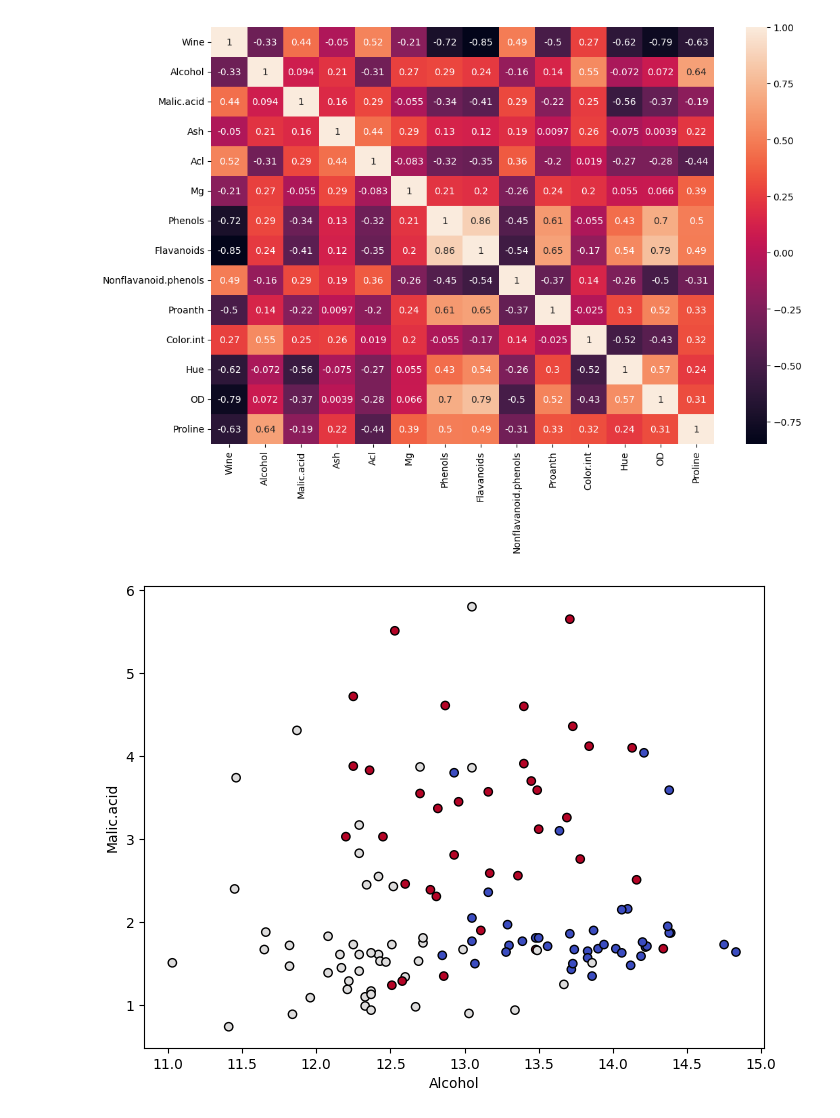
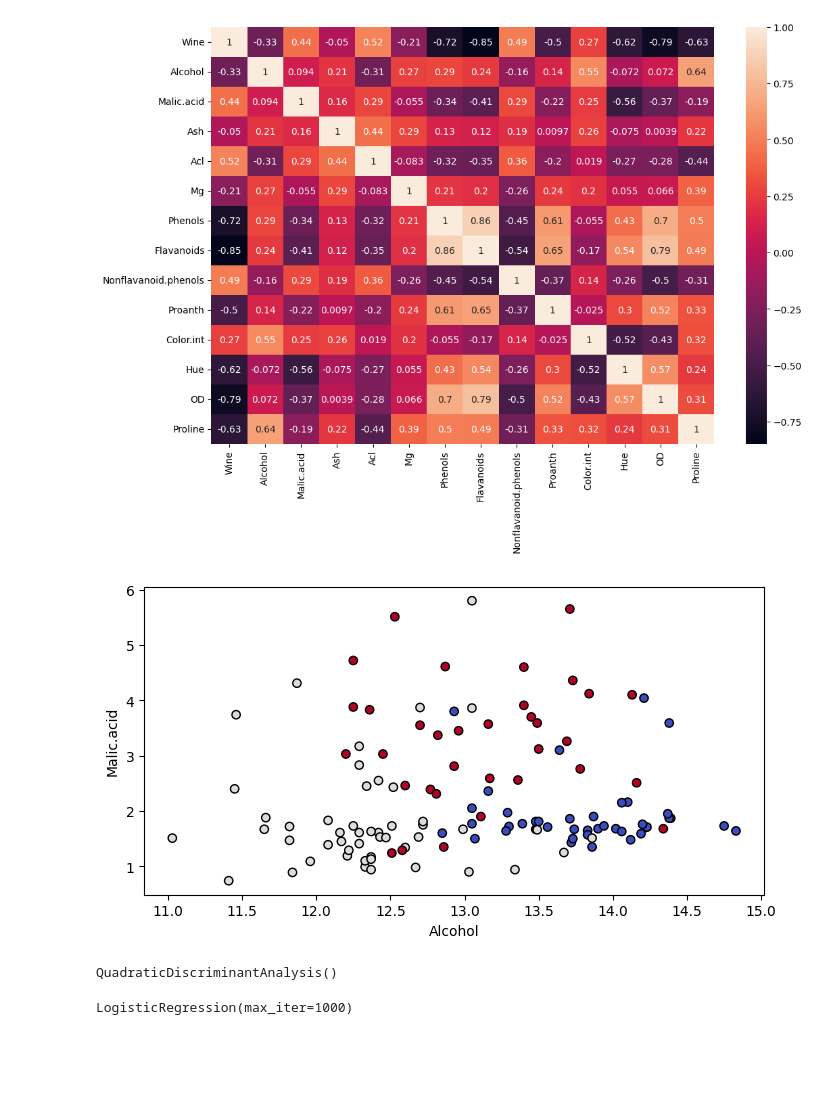
Before and after one commit to siludeswal/ML_Projects, a Jupyter notebook: Quadratic_Discriminant_Analysis/wine_QDA.ipynb, the cells around one changed output. Drawn from its saved outputs; the diff is of its cells as text; code cells hidden in the pictures; blank space fills up the shorter version.

```diff
--- a/Quadratic_Discriminant_Analysis/wine_QDA.ipynb
+++ b/Quadratic_Discriminant_Analysis/wine_QDA.ipynb
@@ -106,10 +106,16 @@ y = df["Wine"]
 # %%
 x_train,x_test,y_train,y_test = train_test_split(X,y,random_state=101,test_size=0.3)
 # %%
-plt.figure(figsize=(8,6))
+plt.figure(figsize=(8,4))
 plt.scatter(x_train.iloc[:,0],x_train.iloc[:,1],c=y_train,cmap="coolwarm",edgecolors="k")
 plt.xlabel(X.columns[0])
 plt.ylabel(X.columns[1])
 plt.show()
 # %% [output]
-[figure, old version]
+[figure, new version]
+# %%
+model_qda = QuadraticDiscriminantAnalysis()
+model_qda.fit(x_train,y_train)
+model_qda
+# %% [output]
+QuadraticDiscriminantAnalysis()
@@ -115,0 +124,12 @@ plt.show()
+# %%
+from sklearn.preprocessing import StandardScaler
+sc = StandardScaler()
+x_tr_sc = sc.fit_transform(x_train)
+x_te_sc = sc.transform(x_test)
+
+from sklearn.linear_model import LogisticRegression
+model_log = LogisticRegression(max_iter=1000,C=1.0)
+model_log.fit(x_tr_sc,y_train)
+model_log
+# %% [output]
+LogisticRegression(max_iter=1000)
```
Also changed, not shown: parts of 6 cells of this notebook.
